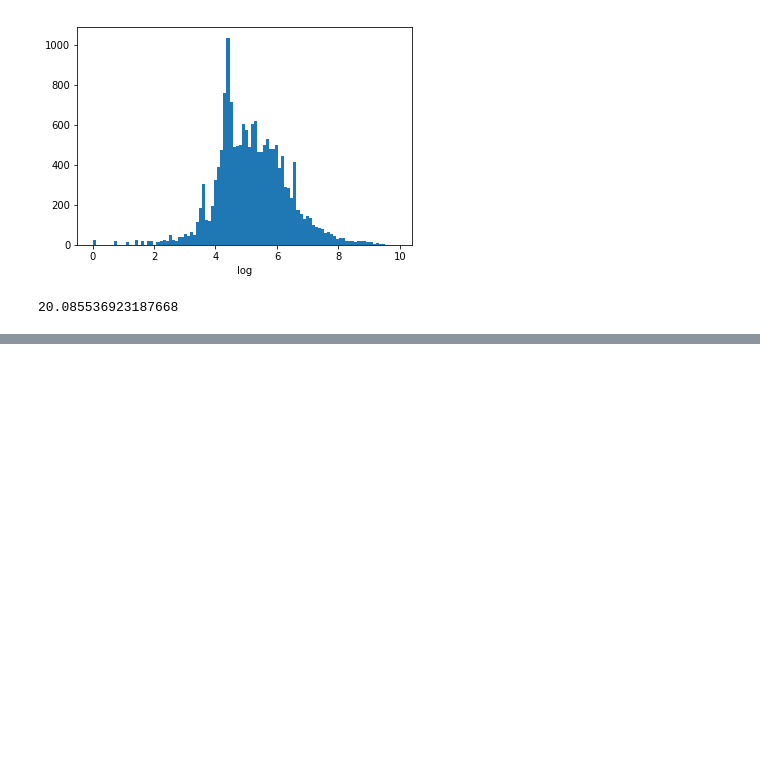
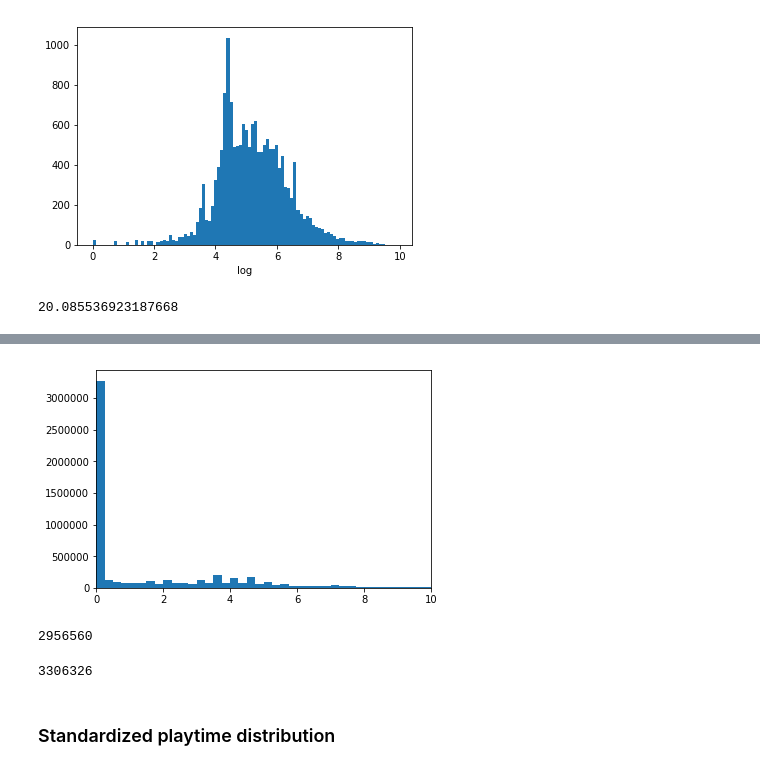
Before and after one commit to raghavjajodia/steamGameRec, a Jupyter notebook: Basic Analysis.ipynb, the cells around one changed output, grey strips where cells are left out. Saved outputs shown, nothing was run; the diff lists cells and outputs as text; code cells hidden in the pictures; blank space fills up the shorter version.

```diff
--- a/Basic Analysis.ipynb
+++ b/Basic Analysis.ipynb
@@ -199,0 +204,4 @@ np.exp(3)
+# %%
+df = pd.read_csv("data/filtered_data.csv", index_col = 0)
+# %%
+pl = df["playtime_forever"]
@@ -199,0 +222,20 @@ np.exp(3)
+# %%
+plh = pl.values / 60
+plh[plh > 50] = 50
+# %%
+fig, ax = plt.subplots()
+ax.hist(plh, bins = 200)
+ax.set_xlim([0, 10])
+plt.show()
+# %% [output]
+[figure, added]
+# %%
+len(pl[pl == 0])
+# %% [output]
+2956560
+# %%
+len(pl[pl > 0])
+# %% [output]
+3306326
+# %% [markdown]
+### Standardized playtime distribution
```
Also changed, not shown: parts of 35 cells of this notebook, 3 other files.
